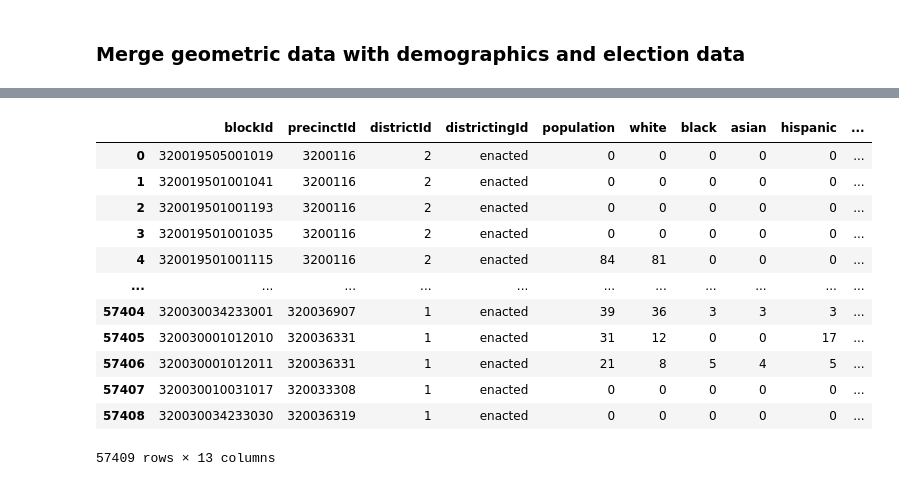
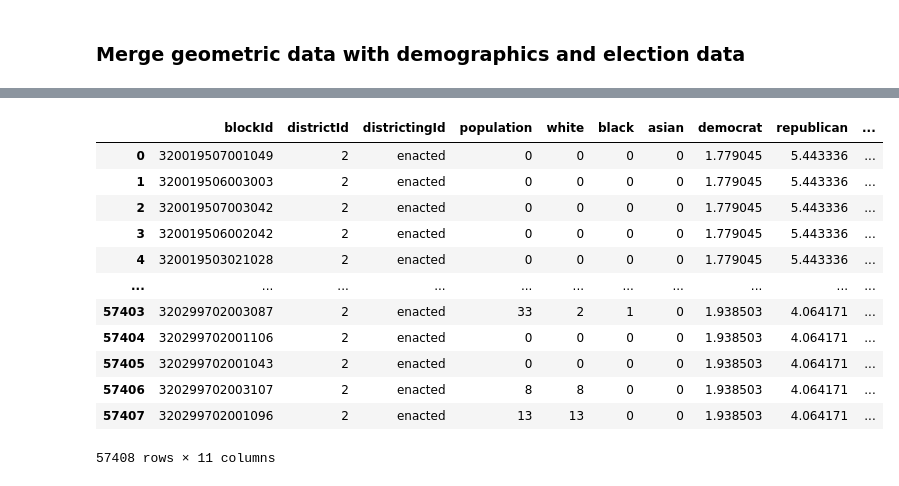
Before and after one commit to catmona/Districting-Plan-Website, a Jupyter notebook: preprocessing/nevada/process_enacted_cb.ipynb, the cells around one changed output, grey strips where cells are left out. Saved outputs shown, nothing was run; the diff lists cells and outputs as text; code cells hidden in the pictures.

Commit message:
updated mggg code and documented preprocessing

```diff
--- a/preprocessing/nevada/process_enacted_cb.ipynb
+++ b/preprocessing/nevada/process_enacted_cb.ipynb
@@ -24,3 +24,4 @@ cb_geo = geopandas.read_file(cb_geo_path)
 cb_info = pd.read_csv(cb_info_path)
 county_election = pd.read_excel(county_election_path)
 county_name_fips = pd.read_csv(county_name_fips_path)
+cb_district_assignment = pd.read_csv('../../preprocessing/data/nevada/unprocessed/BlockAssign_ST32_NV_CD.txt', sep="|")
@@ -26,0 +30,2 @@ county_name_fips = pd.read_csv(county_name_fips_path)
+# %%
+cb_district_assignment.rename(columns={'BLOCKID':'blockId', 'DISTRICT':'districtId'},inplace= True)
@@ -66,5 +156,7 @@ cb_info.to_csv("haha.csv")
 # %%
-cb_per_county = cb_info[['blockId','fips']].groupby(by='fips').count()
+cb_geo['fips'] =cb_geo['fips'].apply(int)
+county_election['fips'] = county_election['fips'].apply(int)
+cb_per_county = cb_geo[['blockId','fips']].groupby(by='fips').count()
 cb_per_county.reset_index(level=0, inplace = True)
 cb_per_county.rename(columns={'blockId':'cbCount'},inplace = True)
 county_election = county_election.merge(cb_per_county, on='fips')
@@ -97,9 +187,11 @@ dtype: int64
 # %%
 ### Assign census blocks to districts and precincts
 # %%
-assignment_cb_districts = maup.assign(cb, districts_geo)
-assert (assignment_cb_districts.isna().sum() == 0), "Error in census block to district assignment"
-cb['district'] = assignment_cb_districts
-assignment_cb_precincts = maup.assign(cb, precincts_geo)
-assert (assignment_cb_precincts.isna().sum() == 0), "Error in census block to precinct assignment"
-cb['precinct'] = assignment_cb_precincts
+# assignment_cb_districts = maup.assign(cb, districts_geo)
+# assert (assignment_cb_districts.isna().sum() == 0), "Error in census block to district assignment"
+# cb['district'] = assignment_cb_districts
+# assignment_cb_precincts = maup.assign(cb, precincts_geo)
+# assert (assignment_cb_precincts.isna().sum() == 0), "Error in census block to precinct assignment"
+# cb['precinct'] = assignment_cb_precincts
+cb_district_assignment
+cb =cb.merge(cb_district_assignment, on='blockId')
@@ -124,25 +214,24 @@ import warnings; warnings.filterwarnings('ignore', 'GeoSeries.isna', UserWarning
 # %%
-districts_geo['index'] = districts_geo.index
-cb = cb.merge(districts_geo[['districtId', 'index']], left_on='district', right_on='index').drop(
-    columns=['index', 'district'])
-precincts_geo['index'] = precincts_geo.index
-cb = cb.merge(precincts_geo[['precinctId', 'index']], left_on='precinct', right_on='index').drop(
-    columns=['index', 'precinct'])
+#districts_geo['index'] = districts_geo.index
+#cb = cb.merge(districts_geo[['districtId', 'index']], left_on='districtId', right_on='index')
+# precincts_geo['index'] = precincts_geo.index
+# cb = cb.merge(precincts_geo[['precinctId', 'index']], left_on='precinct', right_on='index').drop(
+#     columns=['index', 'precinct'])
 cb['districtingId'] = 'enacted'
-cb = cb[['blockId', 'precinctId', 'districtId', 'districtingId', 'population', 'white', 'black', 'asian', 'hispanic',
+cb = cb[['blockId', 'districtId', 'districtingId', 'population', 'white', 'black', 'asian',
          'democrat','republican','voters','geometry']]
 cb
 # %% [output]
-|  | blockId | precinctId | districtId | districtingId | population | white | black | asian | hispanic | ... |
-| 0 | 320019505001019 | 3200116 | 2 | enacted | 0 | 0 | 0 | 0 | 0 | ... |
-| 1 | 320019501001041 | 3200116 | 2 | enacted | 0 | 0 | 0 | 0 | 0 | ... |
-| 2 | 320019501001193 | 3200116 | 2 | enacted | 0 | 0 | 0 | 0 | 0 | ... |
-| 3 | 320019501001035 | 3200116 | 2 | enacted | 0 | 0 | 0 | 0 | 0 | ... |
-| 4 | 320019501001115 | 3200116 | 2 | enacted | 84 | 81 | 0 | 0 | 0 | ... |
+|  | blockId | districtId | districtingId | population | white | black | asian | democrat | republican | ... |
+| 0 | 320019507001049 | 2 | enacted | 0 | 0 | 0 | 0 | 1.779045 | 5.443336 | ... |
+| 1 | 320019506003003 | 2 | enacted | 0 | 0 | 0 | 0 | 1.779045 | 5.443336 | ... |
+| 2 | 320019507003042 | 2 | enacted | 0 | 0 | 0 | 0 | 1.779045 | 5.443336 | ... |
+| 3 | 320019506002042 | 2 | enacted | 0 | 0 | 0 | 0 | 1.779045 | 5.443336 | ... |
+| 4 | 320019503021028 | 2 | enacted | 0 | 0 | 0 | 0 | 1.779045 | 5.443336 | ... |
 | ... | ... | ... | ... | ... | ... | ... | ... | ... | ... | ... |
-| 57404 | 320030034233001 | 320036907 | 1 | enacted | 39 | 36 | 3 | 3 | 3 | ... |
-| 57405 | 320030001012010 | 320036331 | 1 | enacted | 31 | 12 | 0 | 0 | 17 | ... |
-| 57406 | 320030001012011 | 320036331 | 1 | enacted | 21 | 8 | 5 | 4 | 5 | ... |
-| 57407 | 320030010031017 | 320033308 | 1 | enacted | 0 | 0 | 0 | 0 | 0 | ... |
-| 57408 | 320030034233030 | 320036319 | 1 | enacted | 0 | 0 | 0 | 0 | 0 | ... |
+| 57403 | 320299702003087 | 2 | enacted | 33 | 2 | 1 | 0 | 1.938503 | 4.064171 | ... |
+| 57404 | 320299702001106 | 2 | enacted | 0 | 0 | 0 | 0 | 1.938503 | 4.064171 | ... |
+| 57405 | 320299702001043 | 2 | enacted | 0 | 0 | 0 | 0 | 1.938503 | 4.064171 | ... |
+| 57406 | 320299702003107 | 2 | enacted | 8 | 8 | 0 | 0 | 1.938503 | 4.064171 | ... |
+| 57407 | 320299702001096 | 2 | enacted | 13 | 13 | 0 | 0 | 1.938503 | 4.064171 | ... |
-57409 rows × 13 columns
+57408 rows × 11 columns
```
Also changed, not shown: parts of 16 cells of this notebook, 28 other files.
